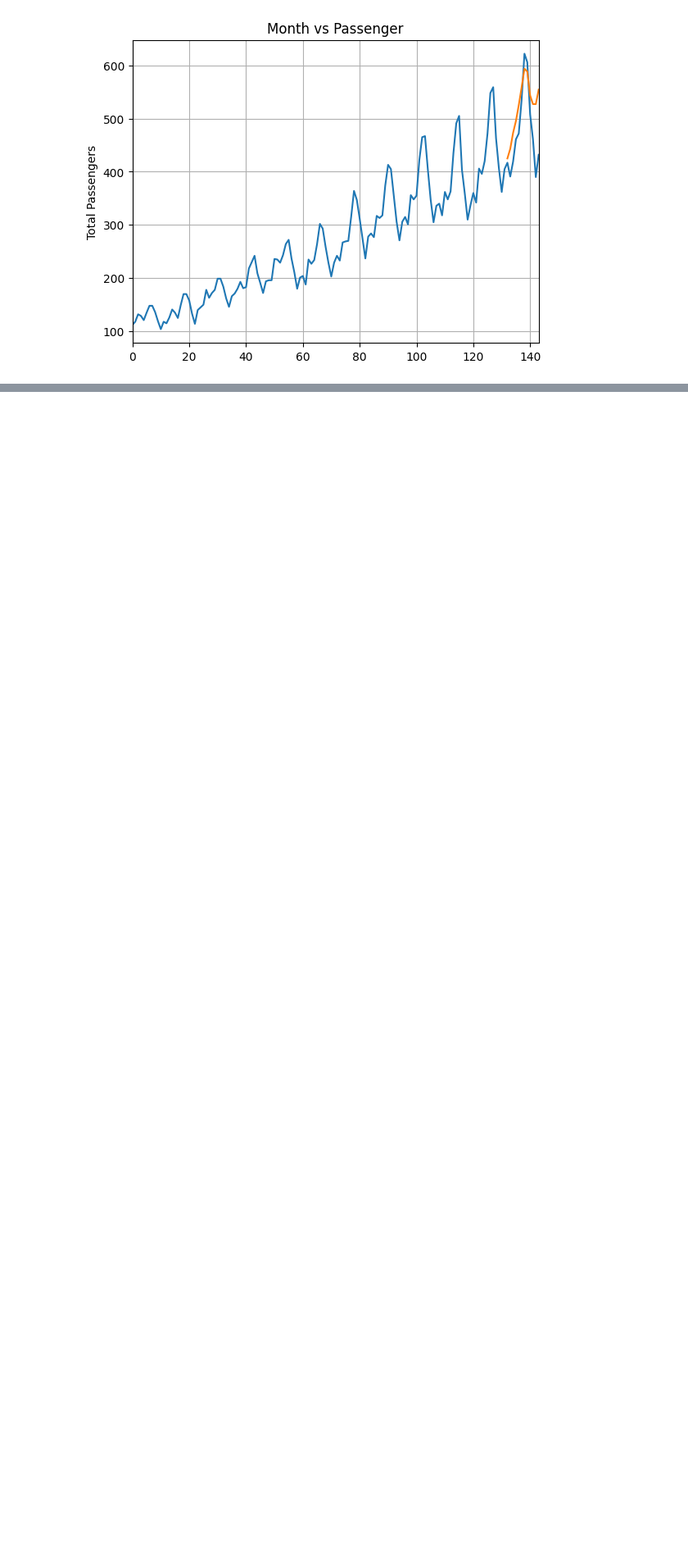
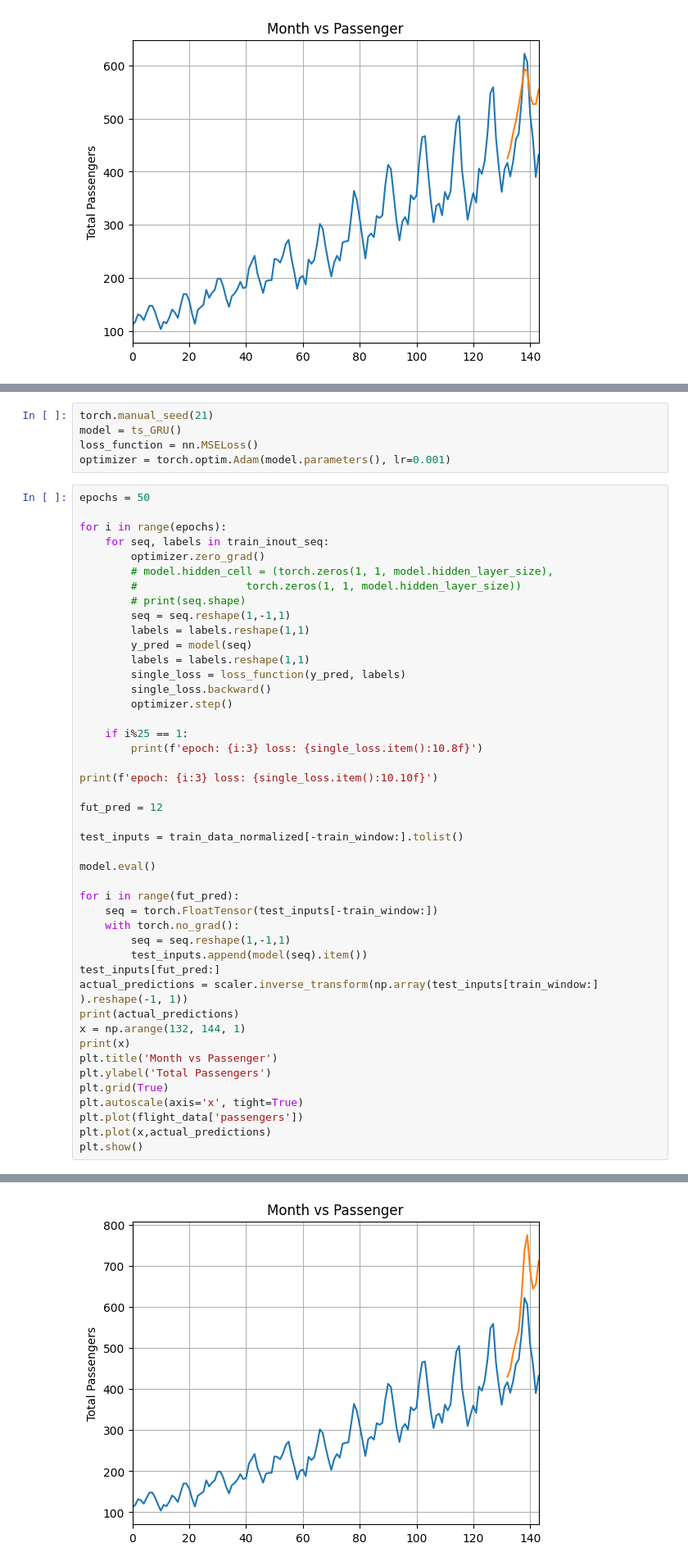
Before and after one commit to Ale080801/MLSA, a Jupyter notebook: AA20252026/notebooks/Lecture_4_Deep_Learning_RNN.ipynb, the cells around one changed output, grey strips where cells are left out. Shown at 82% size. Saved outputs shown, nothing was run; the diff lists cells and outputs as text; blank space fills up the shorter version.

```diff
--- a/AA20252026/notebooks/Lecture_4_Deep_Learning_RNN.ipynb
+++ b/AA20252026/notebooks/Lecture_4_Deep_Learning_RNN.ipynb
@@ -1179,0 +1206,51 @@ plt.show()
+# %%
+torch.manual_seed(21)
+model = ts_GRU()
+loss_function = nn.MSELoss()
+optimizer = torch.optim.Adam(model.parameters(), lr=0.001)
+# %%
+epochs = 50
+
+for i in range(epochs):
+    for seq, labels in train_inout_seq:
+        optimizer.zero_grad()
+        # model.hidden_cell = (torch.zeros(1, 1, model.hidden_layer_size),
+        #                 torch.zeros(1, 1, model.hidden_layer_size))
+        # print(seq.shape)
+        seq = seq.reshape(1,-1,1)
+        labels = labels.reshape(1,1)
+        y_pred = model(seq)
+        labels = labels.reshape(1,1)
+        single_loss = loss_function(y_pred, labels)
+        single_loss.backward()
+        optimizer.step()
+
+    if i%25 == 1:
+        print(f'epoch: {i:3} loss: {single_loss.item():10.8f}')
+
+print(f'epoch: {i:3} loss: {single_loss.item():10.10f}')
+
+fut_pred = 12
+
+test_inputs = train_data_normalized[-train_window:].tolist()
+
+model.eval()
+
+for i in range(fut_pred):
+    seq = torch.FloatTensor(test_inputs[-train_window:])
+    with torch.no_grad():
+        seq = seq.reshape(1,-1,1)
+        test_inputs.append(model(seq).item())
+test_inputs[fut_pred:]
+actual_predictions = scaler.inverse_transform(np.array(test_inputs[train_window:] ).reshape(-1, 1))
+print(actual_predictions)
+x = np.arange(132, 144, 1)
+print(x)
+plt.title('Month vs Passenger')
+plt.ylabel('Total Passengers')
+plt.grid(True)
+plt.autoscale(axis='x', tight=True)
+plt.plot(flight_data['passengers'])
+plt.plot(x,actual_predictions)
+plt.show()
+# %% [output]
@@ -1179,0 +1273 @@ plt.show()
+[figure, added]
```
Also changed, not shown: parts of 3 cells of this notebook.
